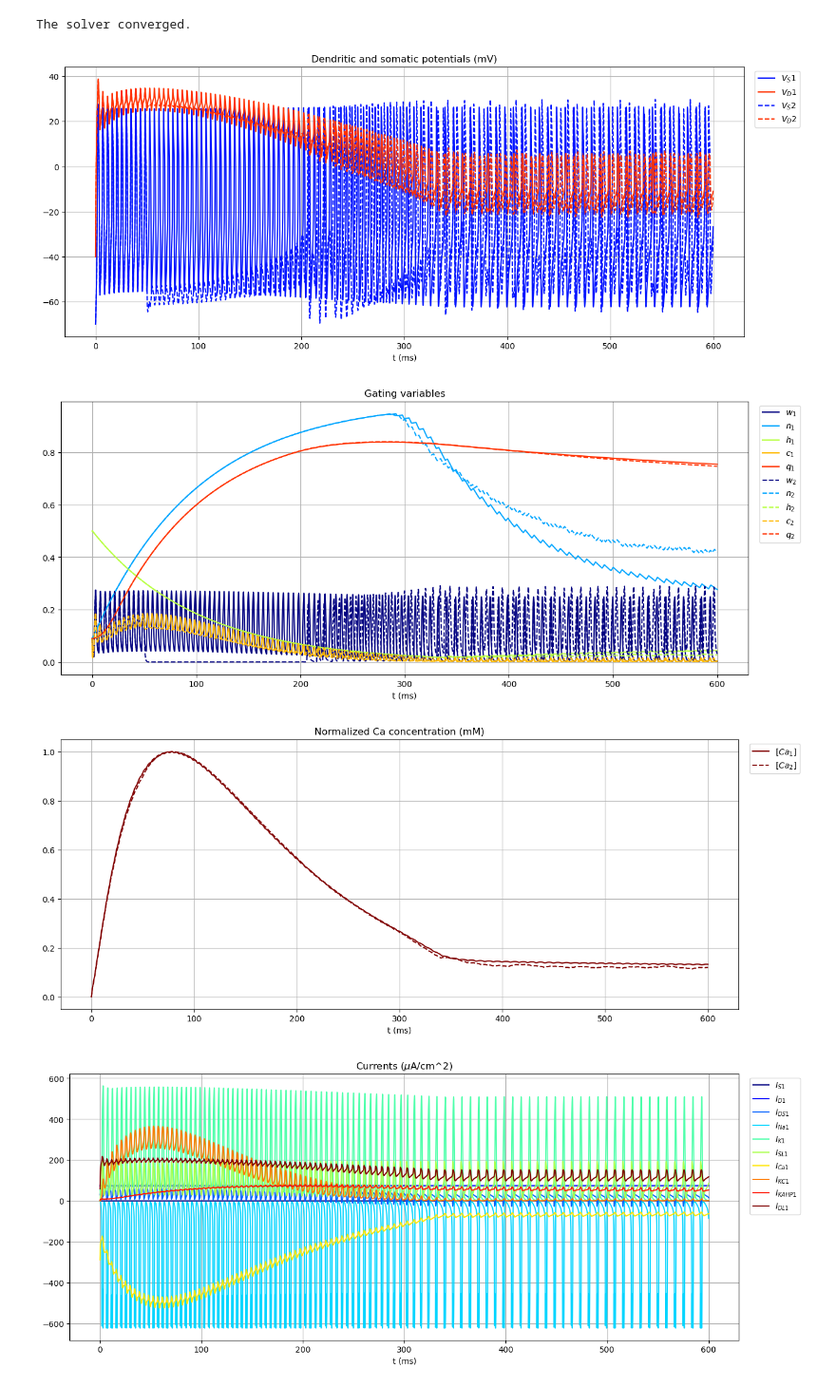
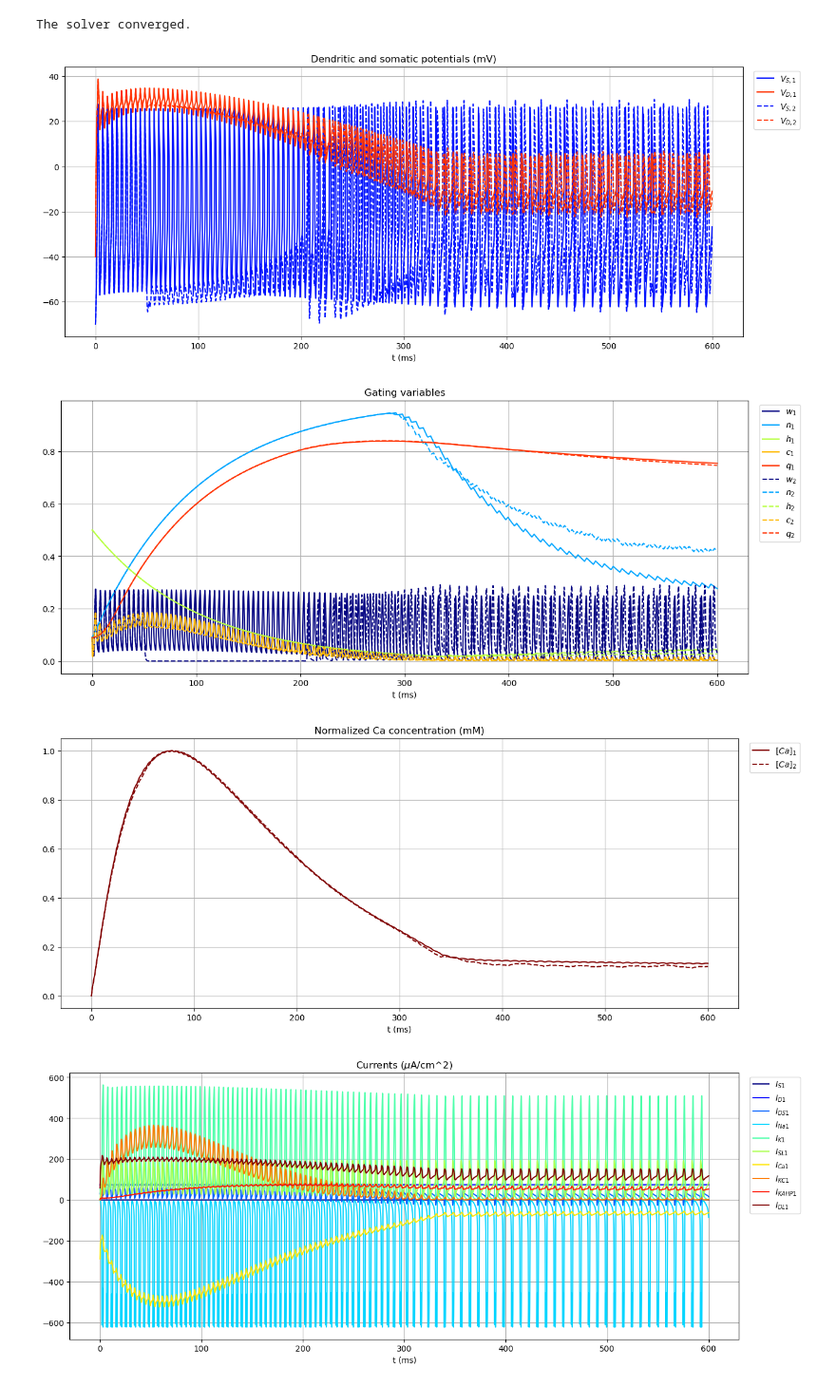
Before and after one commit to tommasovanini/Project3, a Jupyter notebook: mainDouble.ipynb, the cells around one changed output. Shown at 95% size. Cells and saved outputs as stored; diff of their text form; code cells hidden in the pictures.

```diff
--- a/mainDouble.ipynb
+++ b/mainDouble.ipynb
@@ -72,43 +69,43 @@ colors = cmap(np.linspace(0, 1, 8))
 figsize = (15, 6)
 
 plt.figure(figsize=figsize)
-plt.plot(time, VS_1, label='$V_S1$', color=colors[1])
-plt.plot(time, VD_1, label='$V_D1$', color=colors[6])
-plt.plot(time, VS_2, label='$V_S2$', color=colors[1], linestyle='--')
-plt.plot(time, VD_2, label='$V_D2$', color=colors[6], linestyle='--')
+plt.plot(time, VS_1, label='$V_{S, 1}$', color=colors[1])
+plt.plot(time, VD_1, label='$V_{D, 1}$', color=colors[6])
+plt.plot(time, VS_2, label='$V_{S, 2}$', color=colors[1], linestyle='--')
+plt.plot(time, VD_2, label='$V_{D, 2}$', color=colors[6], linestyle='--')
 plt.xlabel('t (ms)')
 plt.title('Dendritic and somatic potentials (mV)')
 plt.legend(loc='upper left', bbox_to_anchor=(1.01, 1))
 plt.grid()
 plt.show()
 
 plt.figure(figsize=figsize)
 plt.plot(time, w_1, label='$w_1$', color=colors[0])
 plt.plot(time, n_1, label='$n_1$', color=colors[2])
 plt.plot(time, h_1, label='$h_1$', color=colors[4])
 plt.plot(time, c_1, label='$c_1$', color=colors[5])
 plt.plot(time, q_1, label='$q_1$', color=colors[6])
 plt.plot(time, w_2, label='$w_2$', color=colors[0], linestyle='--')
 plt.plot(time, n_2, label='$n_2$', color=colors[2], linestyle='--')
 plt.plot(time, h_2, label='$h_2$', color=colors[4], linestyle='--')
 plt.plot(time, c_2, label='$c_2$', color=colors[5], linestyle='--')
 plt.plot(time, q_2, label='$q_2$', color=colors[6], linestyle='--')
 plt.xlabel('t (ms)')
 plt.title('Gating variables')
 plt.legend(loc='upper left', bbox_to_anchor=(1.01, 1))
 plt.grid()
 plt.show()
 
 plt.figure(figsize=figsize)
-plt.plot(time, Ca_1/np.max(Ca_1), label='$[Ca_1]$', color=colors[7])
-plt.plot(time, Ca_2/np.max(Ca_2), label='$[Ca_2]$', color=colors[7], linestyle='--')
+plt.plot(time, Ca_1/np.max(Ca_1), label='$[Ca]_1$', color=colors[7])
+plt.plot(time, Ca_2/np.max(Ca_2), label='$[Ca]_2$', color=colors[7], linestyle='--')
 plt.xlabel('t (ms)')
 plt.title('Normalized Ca concentration (mM)')
 plt.legend(loc='upper left', bbox_to_anchor=(1.01, 1))
 plt.grid()
 plt.show()
 # %% [output]
-[figure, old version]
+[figure, new version]
 [figure]
 [figure]
 # %%
```
Also changed, not shown: parts of 3 cells of this notebook, 3 other files.
